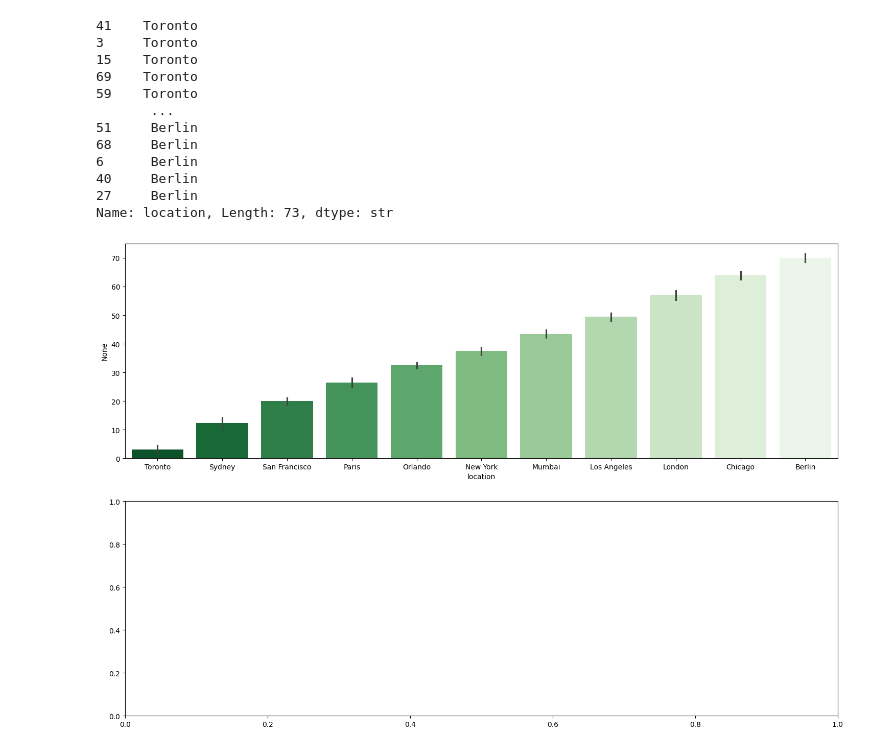
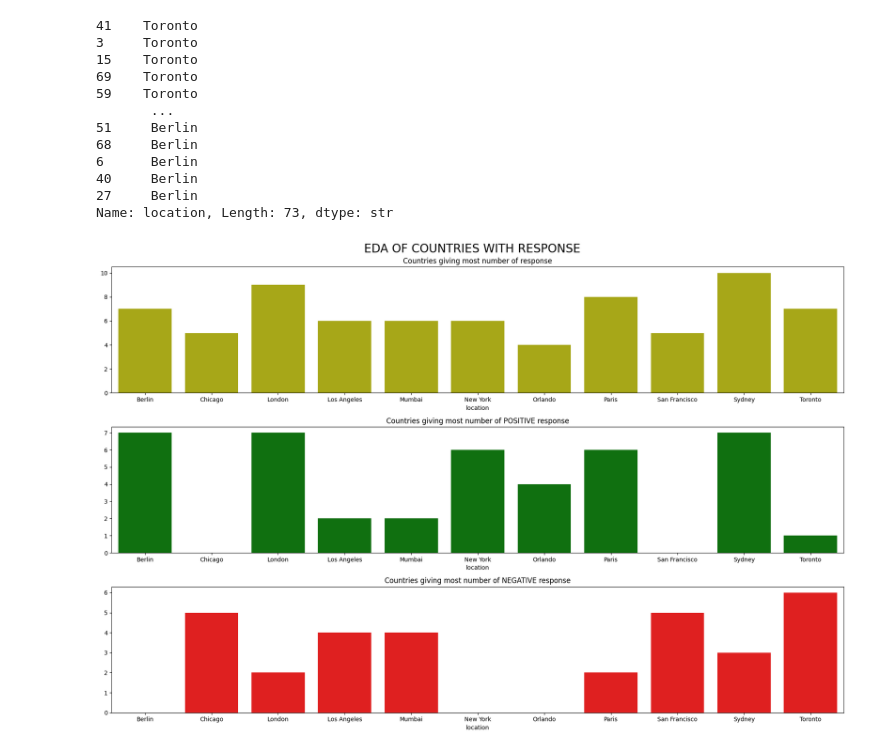
Before and after one commit to Ashura369/NLP, a Jupyter notebook: 5_sentiment_analysis.ipynb, the cells around one changed output. Drawn from its saved outputs; the diff is of its cells as text; code cells hidden in the pictures.

```diff
--- a/5_sentiment_analysis.ipynb
+++ b/5_sentiment_analysis.ipynb
@@ -678,18 +678,24 @@ data['location'].sort_values(ascending=False)
 40     Berlin
 27     Berlin
 Name: location, Length: 73, dtype: str
+# %%
+location = data['location'].value_counts().sort_index()         # sort_index() -- will sort the words in alphabetical order
+location_positive = data[data['sentiment']==1]['location'].value_counts().sort_index()
+location_negative = data[data['sentiment']==0]['location'].value_counts().sort_index()
 # %%
-fig, axes = plt.subplots(2, 1, figsize=(18, 12))
+fig, axes = plt.subplots(3, 1, figsize=(18, 12))
 
-sns.barplot(y=data['location'].index, x=data['location'].sort_values(ascending=False), ax=axes[0], palette='Greens_r')
+sns.barplot(x=location.index, y=location.values, ax=axes[0], color='y', order=location.index)           # location.index -- will bring everything in same order, and leave the places empty that do not have any contribution in positive or negative responses
+axes[0].set_title('Countries giving most number of response')
 
+sns.barplot(x=location_positive.index, y=location_positive.values, ax=axes[1], color='g', order=location.index)
+axes[1].set_title('Countries giving most number of POSITIVE response')
 
+sns.barplot(x=location_negative.index, y=location_negative.values, ax=axes[2], color='r', order=location.index)
+axes[2].set_title('Countries giving most number of NEGATIVE response')
 
-
-
-
-
-
+plt.suptitle('EDA OF COUNTRIES WITH RESPONSE', fontsize=20)
+plt.tight_layout()
 plt.show()
 # %% [output]
-[figure, old version]
+[figure, new version]
```
Also changed, not shown: parts of 1 cell of this notebook, 5 other files.
